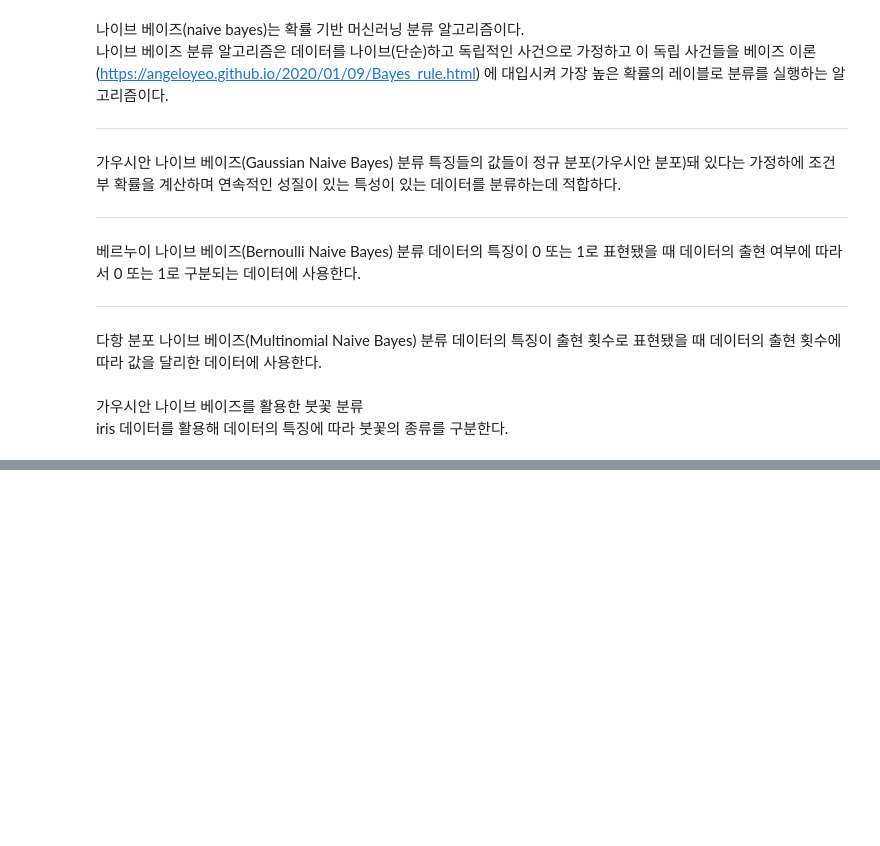
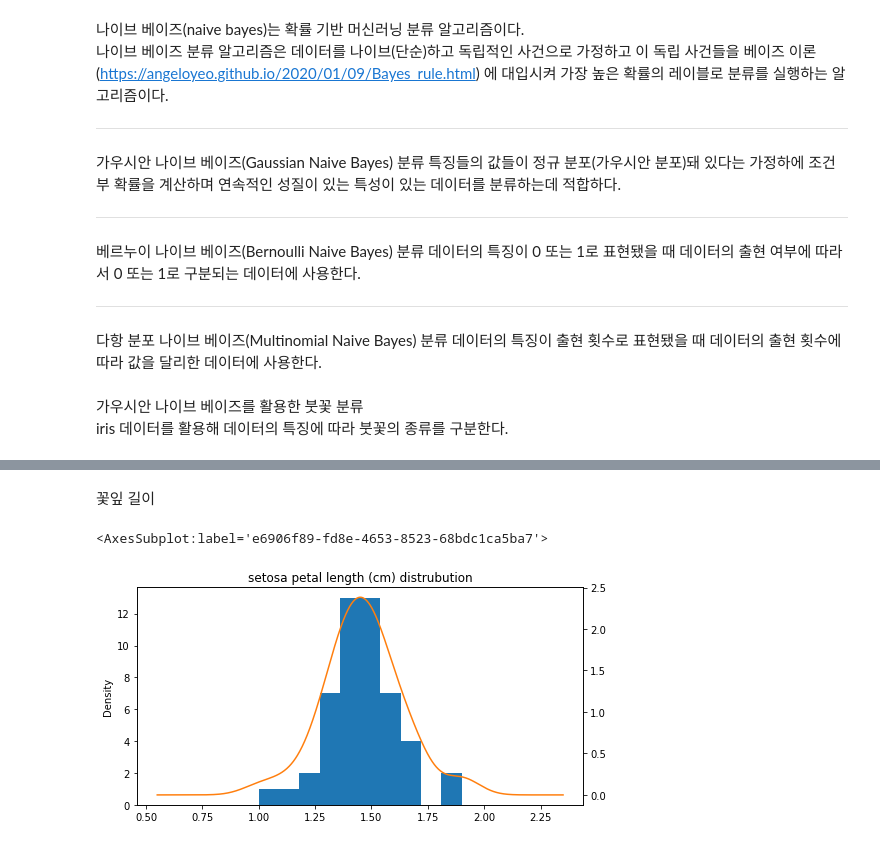
Before and after one commit to Ryujongwoo/kookgi_11gi, a Jupyter notebook: 20211118_105/37_Gaussian_Naive_Bayes_가우시안나이브베이즈.ipynb, the cells around one changed output, grey strips where cells are left out. Cells and saved outputs as stored; diff of their text form; code cells hidden in the pictures; blank space fills up the shorter version.

```diff
--- a/20211118_105/37_Gaussian_Naive_Bayes_가우시안나이브베이즈.ipynb
+++ b/20211118_105/37_Gaussian_Naive_Bayes_가우시안나이브베이즈.ipynb
@@ -35,0 +84,9 @@ df
+# %% [markdown]
+꽃잎 길이
+# %%
+ax = setosa_df['petal length (cm)'].plot(kind='hist')
+setosa_df['petal length (cm)'].plot(kind='kde', ax=ax, secondary_y=True, title='setosa petal length (cm) distrubution',
+                                    figsize=[8, 4])
+# %% [output]
+<AxesSubplot:label='e6906f89-fd8e-4653-8523-68bdc1ca5ba7'>
+[figure, added]
```
Also changed, not shown: parts of 19 cells of this notebook, 2 other files.
